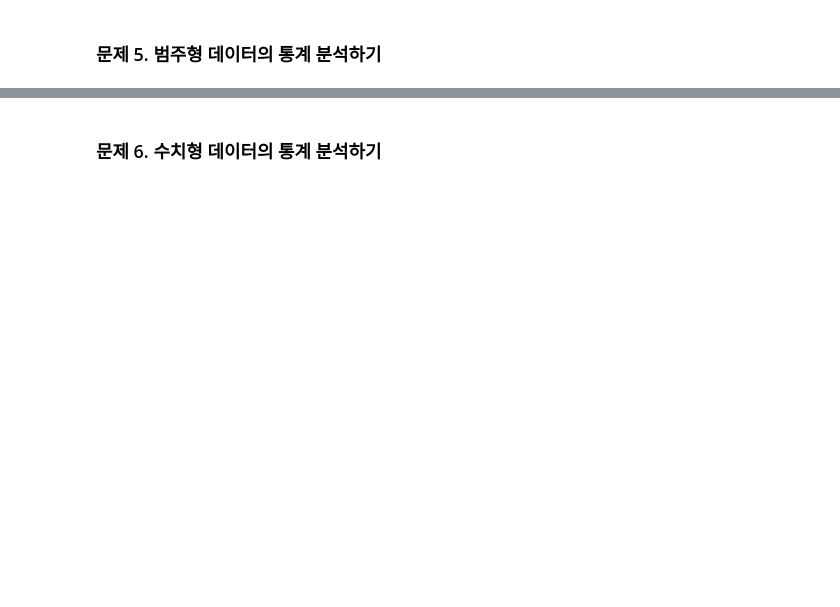
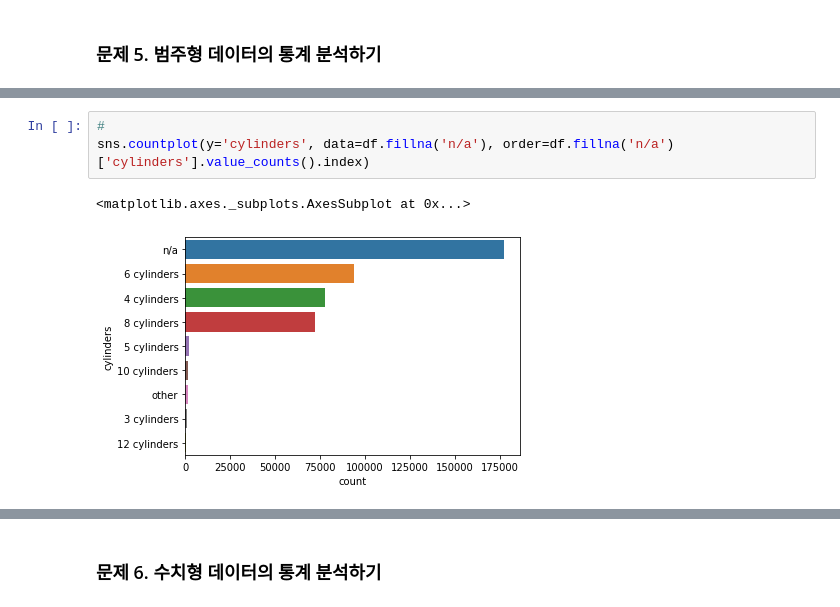
Before and after one commit to samjinwang/machine_learning_300, a Jupyter notebook: part2/chapter1/chapter01.ipynb, the cells around one changed output, grey strips where cells are left out. Saved outputs shown, nothing was run; the diff lists cells and outputs as text; blank space fills up the shorter version.

```diff
--- a/part2/chapter1/chapter01.ipynb
+++ b/part2/chapter1/chapter01.ipynb
@@ -104,0 +262,6 @@ df = pd.read_csv('vehicles.csv')
+# %%
+#
+sns.countplot(y='cylinders', data=df.fillna('n/a'), order=df.fillna('n/a')['cylinders'].value_counts().index)
+# %% [output]
+<matplotlib.axes._subplots.AxesSubplot at 0x...>
+[figure, added]
```
Also changed, not shown: parts of 25 cells of this notebook, 1 other file.
